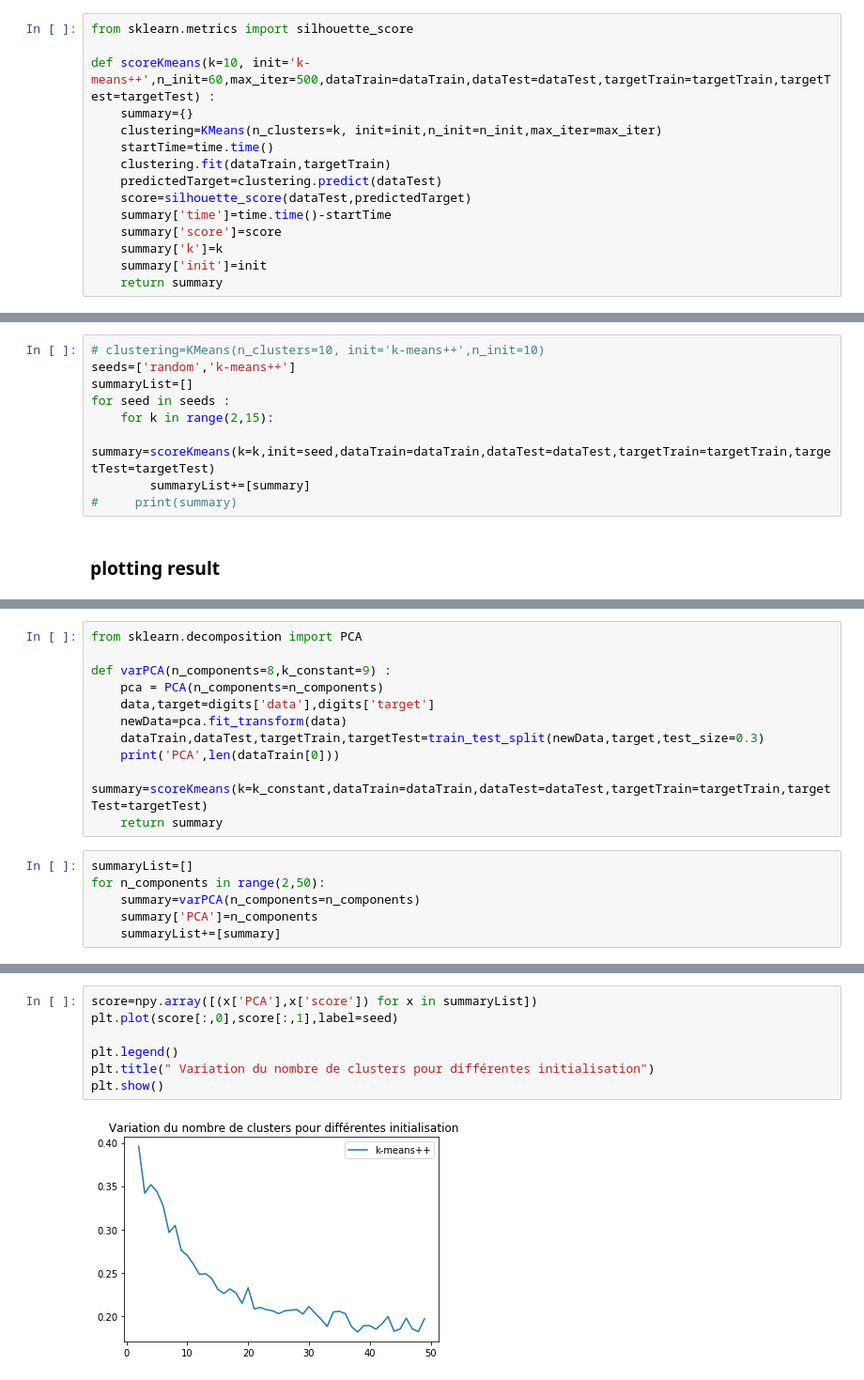
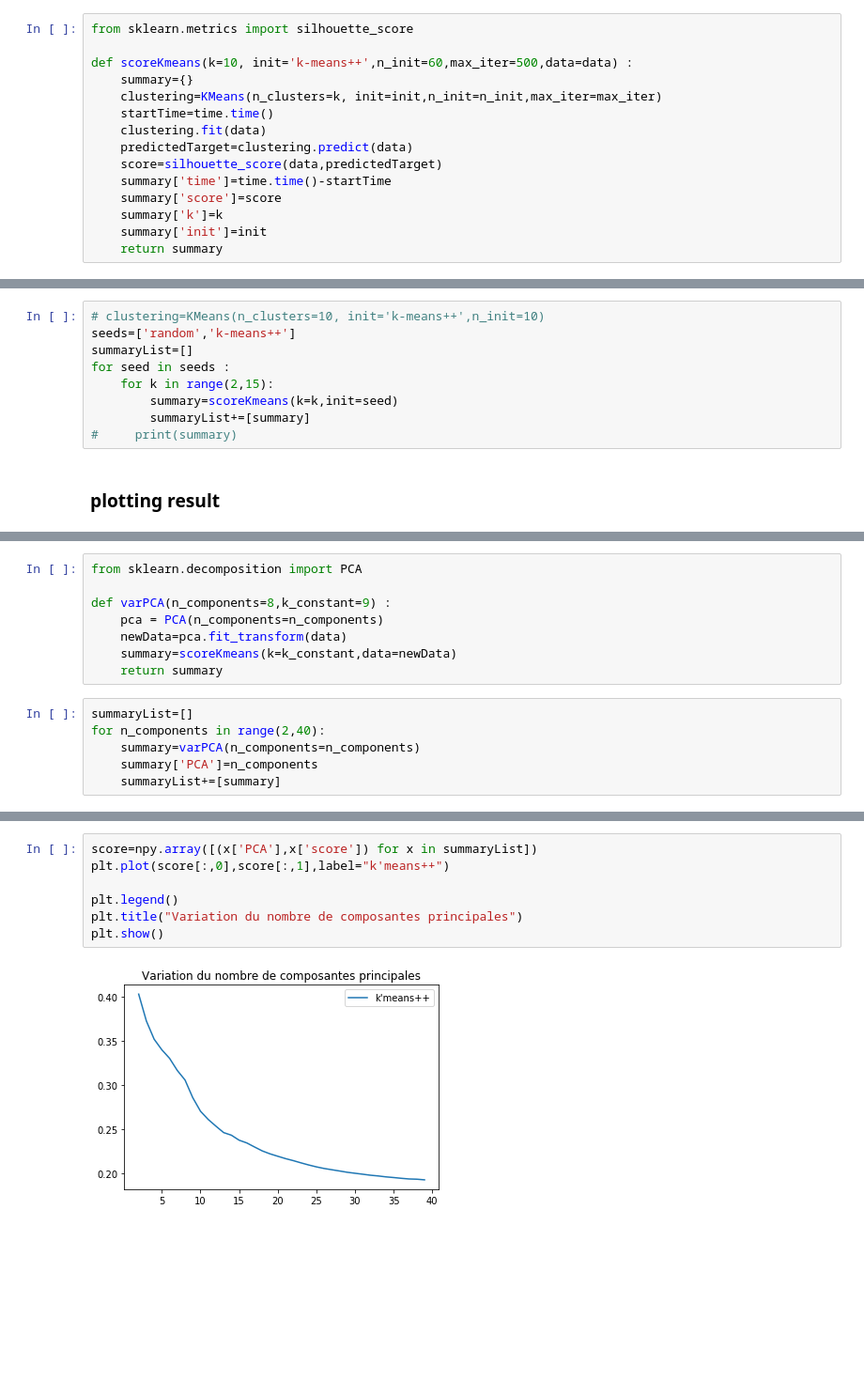
Before and after one commit to chivunito/Unsupervised-learning, a Jupyter notebook: UnsupervisedLearning.ipynb, the cells around one changed output, grey strips where cells are left out. Shown: that part at 94% size. Saved outputs shown, nothing was run; the diff lists cells and outputs as text; blank space fills up the shorter version.

```diff
--- a/UnsupervisedLearning.ipynb
+++ b/UnsupervisedLearning.ipynb
@@ -67,13 +101,13 @@ http://scikitlearn.org/stable/modules/generated/sklearn.cluster.KMeans.html
 # %%
 from sklearn.metrics import silhouette_score
 
-def scoreKmeans(k=10, init='k-means++',n_init=60,max_iter=500,dataTrain=dataTrain,dataTest=dataTest,targetTrain=targetTrain,targetTest=targetTest) :
+def scoreKmeans(k=10, init='k-means++',n_init=60,max_iter=500,data=data) :
     summary={}
     clustering=KMeans(n_clusters=k, init=init,n_init=n_init,max_iter=max_iter)
     startTime=time.time()
-    clustering.fit(dataTrain,targetTrain)
-    predictedTarget=clustering.predict(dataTest)
-    score=silhouette_score(dataTest,predictedTarget)
+    clustering.fit(data)
+    predictedTarget=clustering.predict(data)
+    score=silhouette_score(data,predictedTarget)
     summary['time']=time.time()-startTime
     summary['score']=score
     summary['k']=k
@@ -95,7 +129,7 @@ seeds=['random','k-means++']
 summaryList=[]
 for seed in seeds :
     for k in range(2,15):
-        summary=scoreKmeans(k=k,init=seed,dataTrain=dataTrain,dataTest=dataTest,targetTrain=targetTrain,targetTest=targetTest)
+        summary=scoreKmeans(k=k,init=seed)
         summaryList+=[summary]
 #     print(summary)
 # %% [markdown]
@@ -116,15 +150,12 @@ from sklearn.decomposition import PCA
 
 def varPCA(n_components=8,k_constant=9) :
     pca = PCA(n_components=n_components)
-    data,target=digits['data'],digits['target']
     newData=pca.fit_transform(data)
-    dataTrain,dataTest,targetTrain,targetTest=train_test_split(newData,target,test_size=0.3)
-    print('PCA',len(dataTrain[0]))
-    summary=scoreKmeans(k=k_constant,dataTrain=dataTrain,dataTest=dataTest,targetTrain=targetTrain,targetTest=targetTest)
+    summary=scoreKmeans(k=k_constant,data=newData)
     return summary
 # %%
 summaryList=[]
-for n_components in range(2,50):
+for n_components in range(2,40):
     summary=varPCA(n_components=n_components)
     summary['PCA']=n_components
     summaryList+=[summary]
@@ -149,12 +162,12 @@ PCA 49
 # %%
 score=npy.array([(x['PCA'],x['score']) for x in summaryList])
-plt.plot(score[:,0],score[:,1],label=seed)
+plt.plot(score[:,0],score[:,1],label="k'means++")
 
 plt.legend()
-plt.title(" Variation du nombre de clusters pour différentes initialisation")
+plt.title("Variation du nombre de composantes principales")
 plt.show()
 # %% [output]
-[figure, old version]
+[figure, new version]
 # %%
 from sklearn import metrics
 from sklearn.preprocessing import scale
```
Also changed, not shown: parts of 19 cells of this notebook.
